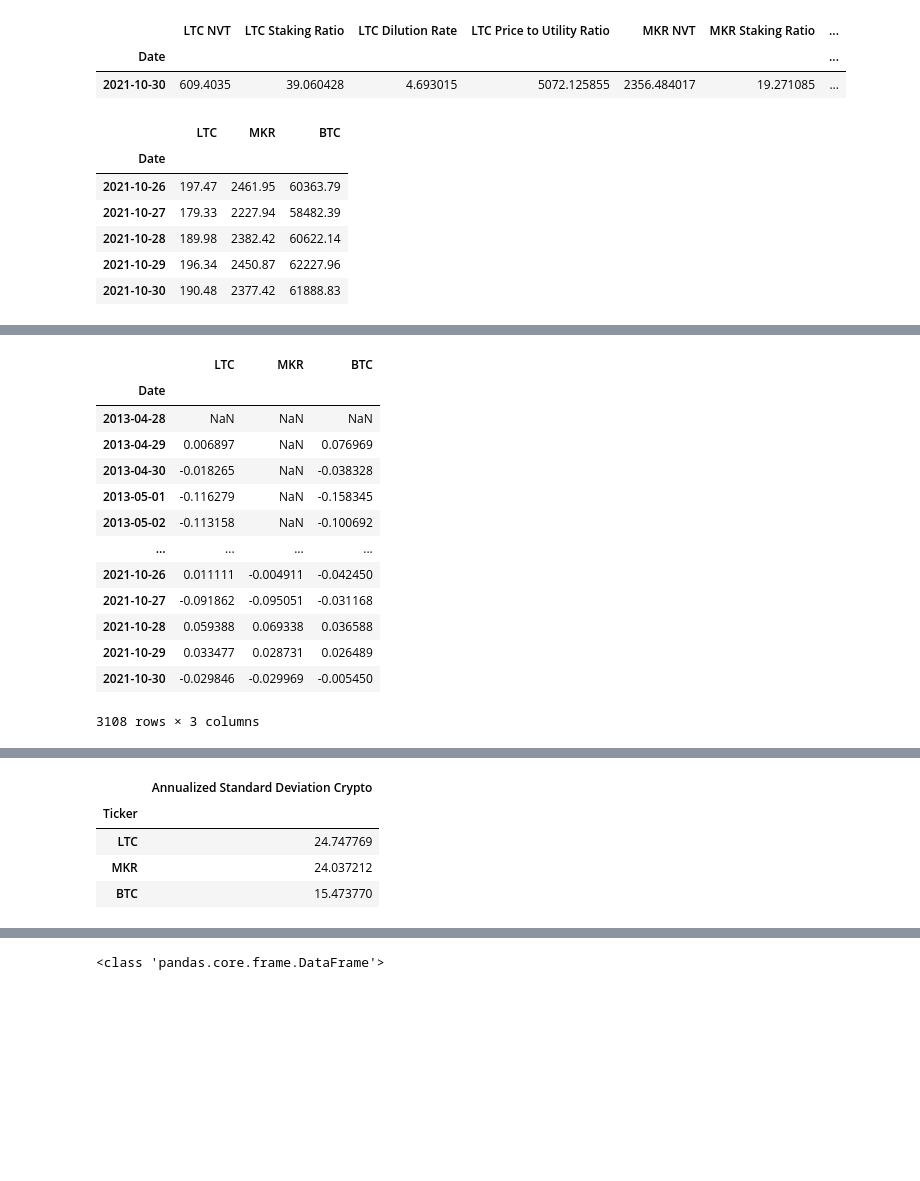
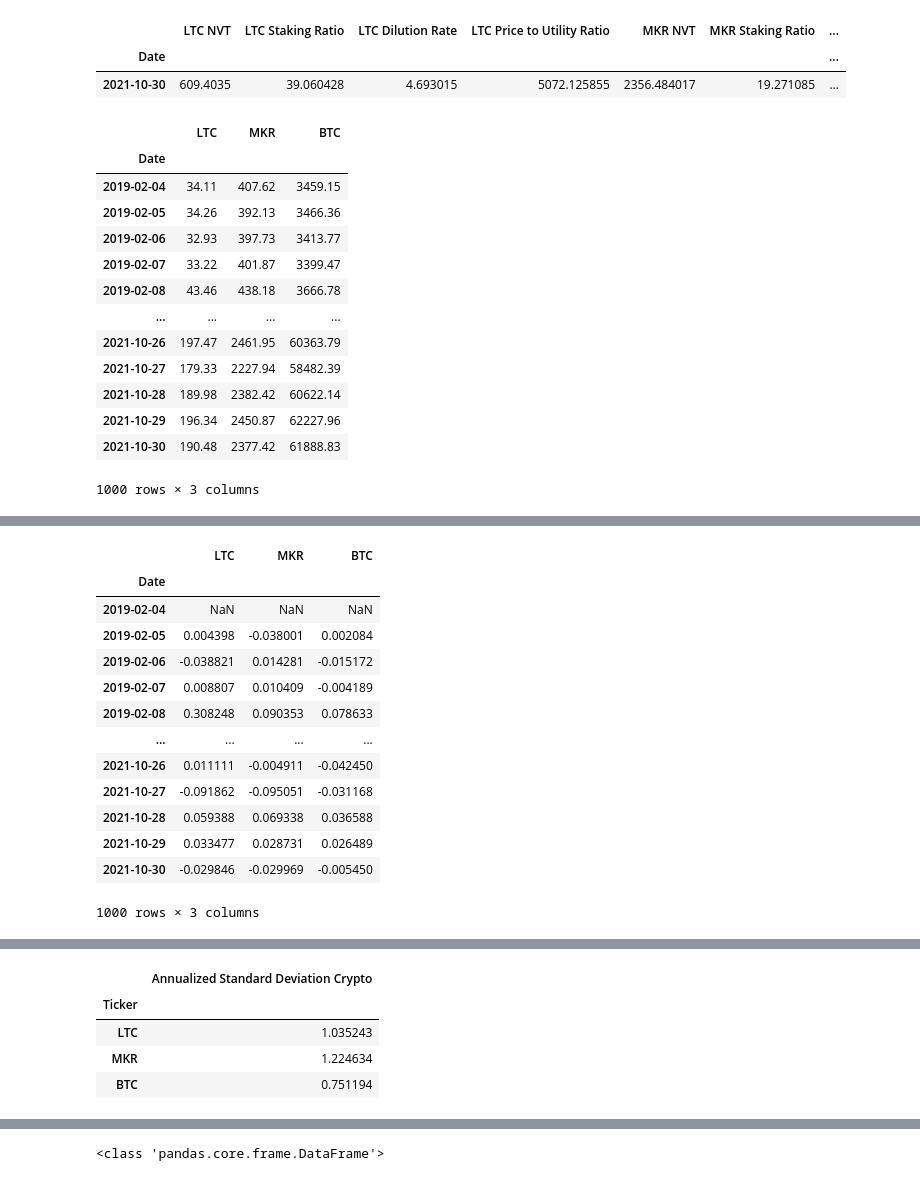
Before and after one commit to nairrekhabr/Project_3, a Jupyter notebook: ltc_mkr_analysis/LTC_MKR_analysis.ipynb, the cells around one changed output, grey strips where cells are left out. Saved outputs shown, nothing was run; the diff lists cells and outputs as text; code cells hidden in the pictures; blank space fills up the shorter version.

```diff
--- a/ltc_mkr_analysis/LTC_MKR_analysis.ipynb
+++ b/ltc_mkr_analysis/LTC_MKR_analysis.ipynb
@@ -310,29 +310,38 @@ combined_crypto_analysis
 # %%
 #From original dataframes, drop all columns except the coin close price
 ltc_df1 = ltc_df.drop(columns = ['LTC Open', 'LTC High', 'LTC Low', 'LTC Volume', 'LTC Market Cap', 'LTC Max Coin Volume',
                                 'LTC Circulating Supply', 'LTC NVT'])
 
 mkr_df1 = mkr_df.drop(columns = ['MKR Open', 'MKR High', 'MKR Low', 'MKR Volume', 'MKR Market Cap', 'MKR Max Coin Volume',
                                 'MKR Circulating Supply', 'MKR NVT'])
 btc_df1 = btc_df.drop(columns = ['BTC Open', 'BTC High', 'BTC Low', 'BTC Volume', 'BTC Market Cap', 'BTC Max Coin Volume',
                                 'BTC Circulating Supply', 'BTC NVT'])
 
 
 #Combine ltc_df, mkr_df, btc_df
 all_prices = pd.concat([ltc_df1, mkr_df1, btc_df1],
                       ignore_index = False,
                       axis = 1
                       )
 all_prices = all_prices.rename(columns = {"LTC Close":"LTC",
                                  "MKR Close": "MKR",
                                  "BTC Close": "BTC"})
-all_prices.tail()
+
+all_prices = all_prices.iloc[2108:3108]
+all_prices
 # %% [output]
 |  | LTC | MKR | BTC |
 | Date |  |  |  |
+| 2019-02-04 | 34.11 | 407.62 | 3459.15 |
+| 2019-02-05 | 34.26 | 392.13 | 3466.36 |
+| 2019-02-06 | 32.93 | 397.73 | 3413.77 |
+| 2019-02-07 | 33.22 | 401.87 | 3399.47 |
+| 2019-02-08 | 43.46 | 438.18 | 3666.78 |
+| ... | ... | ... | ... |
 | 2021-10-26 | 197.47 | 2461.95 | 60363.79 |
 | 2021-10-27 | 179.33 | 2227.94 | 58482.39 |
 | 2021-10-28 | 189.98 | 2382.42 | 60622.14 |
 | 2021-10-29 | 196.34 | 2450.87 | 62227.96 |
 | 2021-10-30 | 190.48 | 2377.42 | 61888.83 |
+1000 rows × 3 columns
 # %%
@@ -360,17 +368,17 @@ all_returns
 # %% [output]
 |  | LTC | MKR | BTC |
 | Date |  |  |  |
-| 2013-04-28 | NaN | NaN | NaN |
-| 2013-04-29 | 0.006897 | NaN | 0.076969 |
-| 2013-04-30 | -0.018265 | NaN | -0.038328 |
-| 2013-05-01 | -0.116279 | NaN | -0.158345 |
-| 2013-05-02 | -0.113158 | NaN | -0.100692 |
+| 2019-02-04 | NaN | NaN | NaN |
+| 2019-02-05 | 0.004398 | -0.038001 | 0.002084 |
+| 2019-02-06 | -0.038821 | 0.014281 | -0.015172 |
+| 2019-02-07 | 0.008807 | 0.010409 | -0.004189 |
+| 2019-02-08 | 0.308248 | 0.090353 | 0.078633 |
 | ... | ... | ... | ... |
 | 2021-10-26 | 0.011111 | -0.004911 | -0.042450 |
 | 2021-10-27 | -0.091862 | -0.095051 | -0.031168 |
 | 2021-10-28 | 0.059388 | 0.069338 | 0.036588 |
 | 2021-10-29 | 0.033477 | 0.028731 | 0.026489 |
 | 2021-10-30 | -0.029846 | -0.029969 | -0.005450 |
-3108 rows × 3 columns
+1000 rows × 3 columns
 # %%
 all_returns_plot = all_returns.copy()*100
@@ -398,7 +405,7 @@ annualized_returns_crypto.index.names = ['Ticker']
 annualized_returns_crypto
 
 #Annualized Standard Deviation
-annualized_std_crypto = all_returns.std()*365
+annualized_std_crypto = all_returns.std()*np.sqrt(365)
 annualized_std_crypto = pd.DataFrame(annualized_std_crypto, columns = ['Annualized Standard Deviation Crypto'])
 annualized_std_crypto.index.names = ['Ticker']
 annualized_std_crypto
@@ -408,9 +415,9 @@ annualized_std_crypto
 # %% [output]
 |  | Annualized Standard Deviation Crypto |
 | Ticker |  |
-| LTC | 24.747769 |
-| MKR | 24.037212 |
-| BTC | 15.473770 |
+| LTC | 1.035243 |
+| MKR | 1.224634 |
+| BTC | 0.751194 |
 # %%
 #compute volatility
 volatility = all_returns.std() * np.sqrt(365)
```
Also changed, not shown: parts of 19 cells of this notebook.
